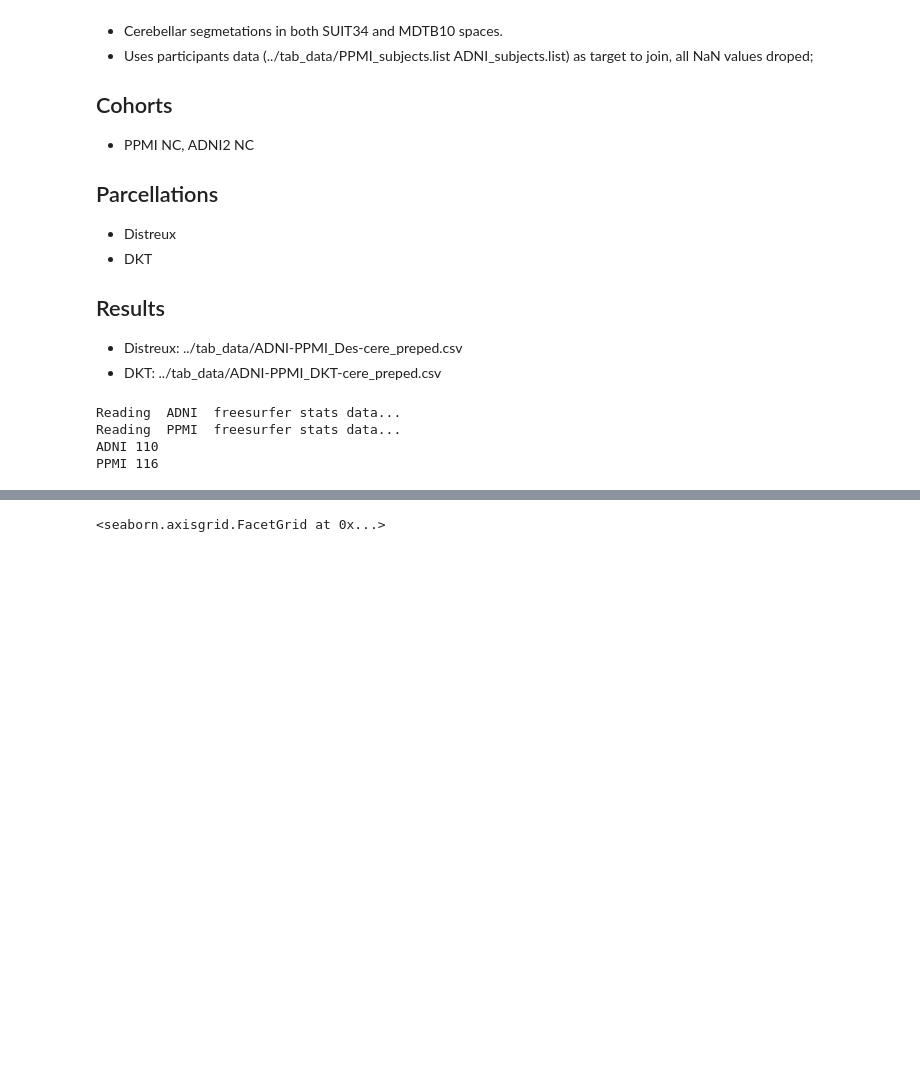
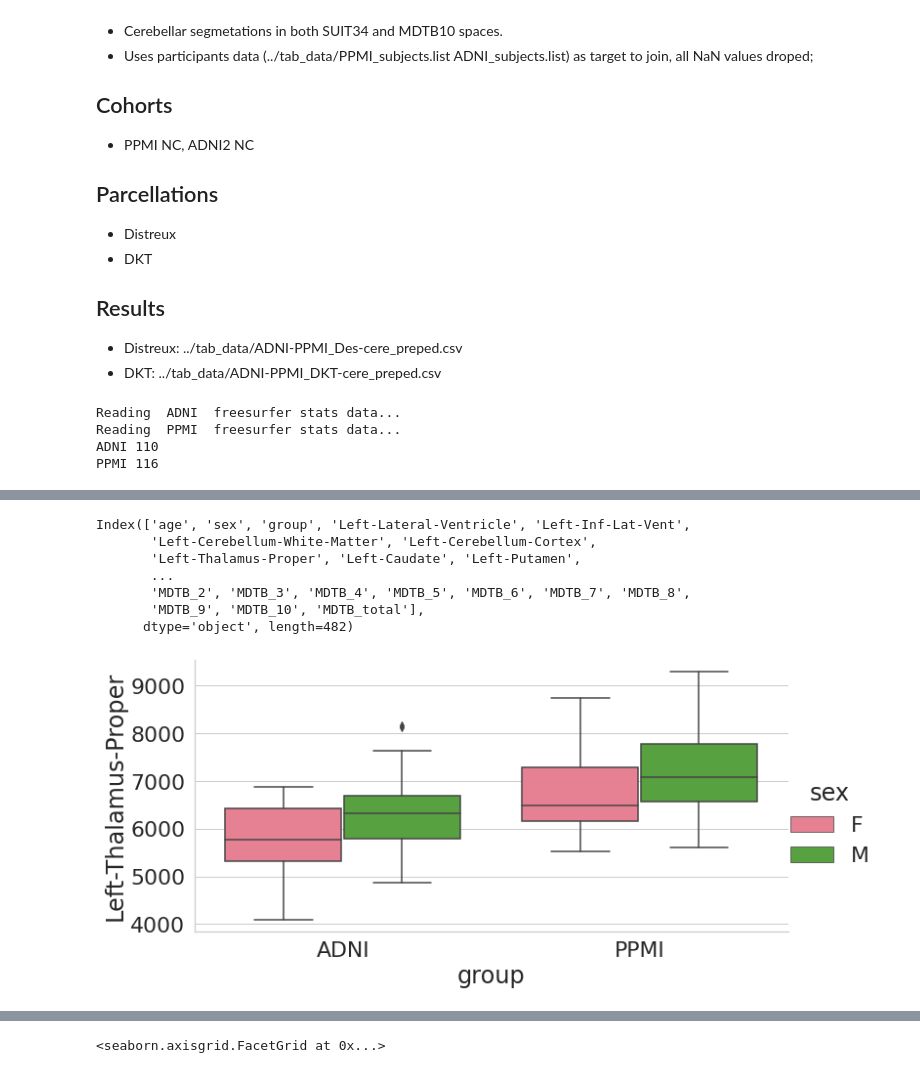
Before and after one commit to neurodatascience/ET_biomarker, a Jupyter notebook: preproc/prepro-roi_ADNI-PPMI.ipynb, the cells around one changed output, grey strips where cells are left out. Drawn from its saved outputs; the diff is of its cells as text; code cells hidden in the pictures; blank space fills up the shorter version.

```diff
--- a/preproc/prepro-roi_ADNI-PPMI.ipynb
+++ b/preproc/prepro-roi_ADNI-PPMI.ipynb
@@ -113,0 +195,19 @@ all_data['DKT'] = all_data['DKT'].join(cereb_merge, how='left'); all_data['DKT']
+# %%
+des_vis=all_data['Des'].copy()
+display(des_vis.columns)
+sns.set(font_scale=2)
+palette = sns.color_palette('husl',3)
+with sns.axes_style("whitegrid"):
+    g = sns.catplot(y='Left-Thalamus-Proper', x='group', hue='sex', kind='box',aspect=2, height=5, palette = palette,
+                    data=des_vis)
+#    if normalize:
+#        plt.ylabel('Volume (TBV %)')
+# %% [output]
+Index(['age', 'sex', 'group', 'Left-Lateral-Ventricle', 'Left-Inf-Lat-Vent',
+       'Left-Cerebellum-White-Matter', 'Left-Cerebellum-Cortex',
+       'Left-Thalamus-Proper', 'Left-Caudate', 'Left-Putamen',
+       ...
+       'MDTB_2', 'MDTB_3', 'MDTB_4', 'MDTB_5', 'MDTB_6', 'MDTB_7', 'MDTB_8',
+       'MDTB_9', 'MDTB_10', 'MDTB_total'],
+      dtype='object', length=482)
+[figure, added]
```
Also changed, not shown: parts of 6 cells of this notebook, 6 other files.
